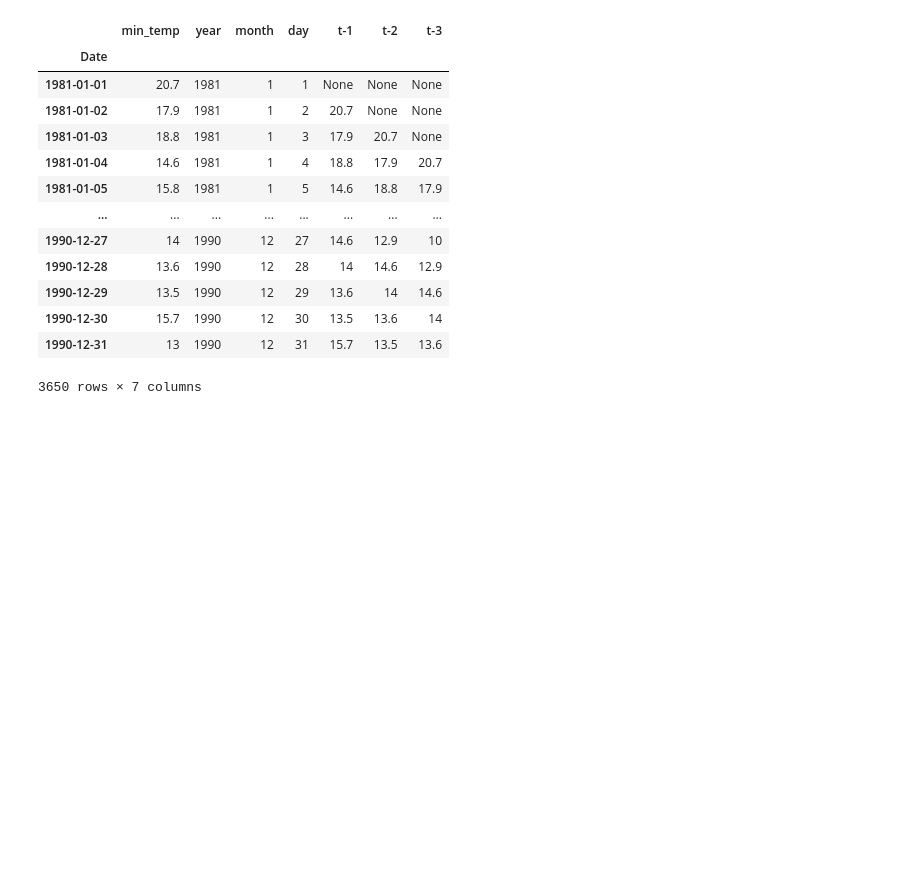
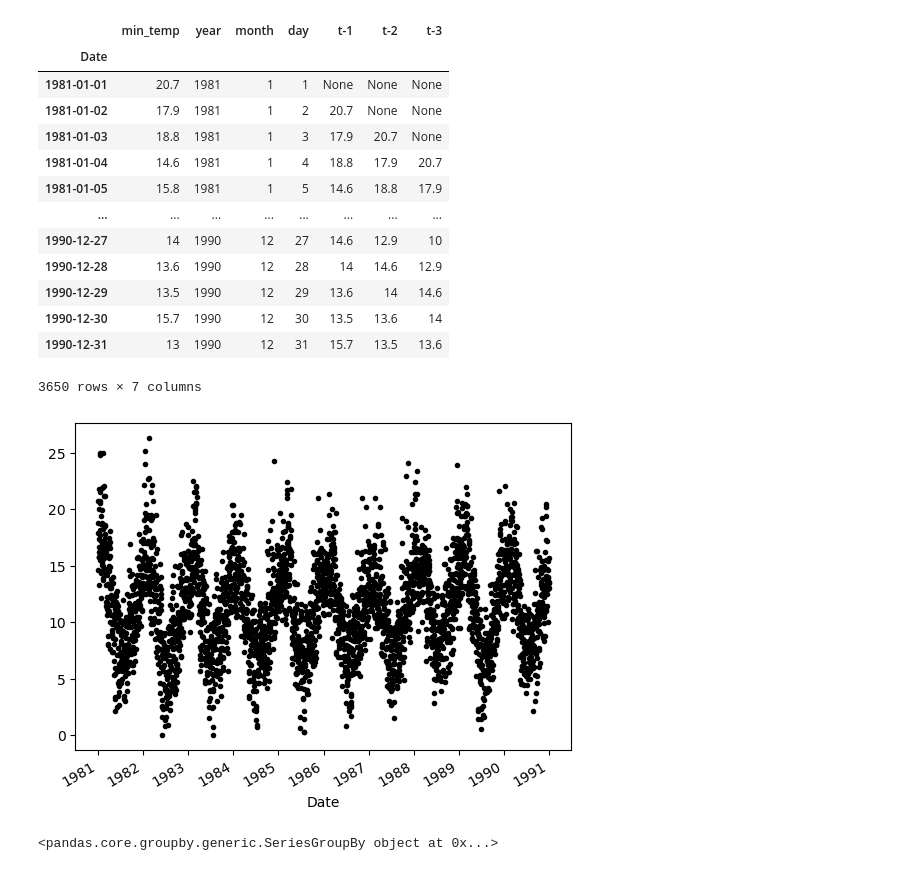
Before and after one commit to nitinku5021a/DS-Study, a Jupyter notebook: G1/g1.ipynb, the cells around one changed output. Cells and saved outputs as stored; diff of their text form; code cells hidden in the pictures; blank space fills up the shorter version.

```diff
--- a/G1/g1.ipynb
+++ b/G1/g1.ipynb
@@ -106,3 +106,10 @@ df
 | 1990-12-30 | 15.7 | 1990 | 12 | 30 | 13.5 | 13.6 | 14 |
 | 1990-12-31 | 13 | 1990 | 12 | 31 | 15.7 | 13.5 | 13.6 |
 3650 rows × 7 columns
+# %%
+from matplotlib import pyplot
+df['min_temp'] = pd.to_numeric(df['min_temp'], errors='coerce')
+df['min_temp'].plot(style='k.')
+pyplot.show()
+# %% [output]
+[figure, added]
@@ -108,0 +118,6 @@ df
+# %%
+year = pd.Data
+for name, group in groups:
+    year[name.year] = group.values
+# %% [output]
+<pandas.core.groupby.generic.SeriesGroupBy object at 0x...>
```
Also changed, not shown: parts of 1 cell of this notebook.
